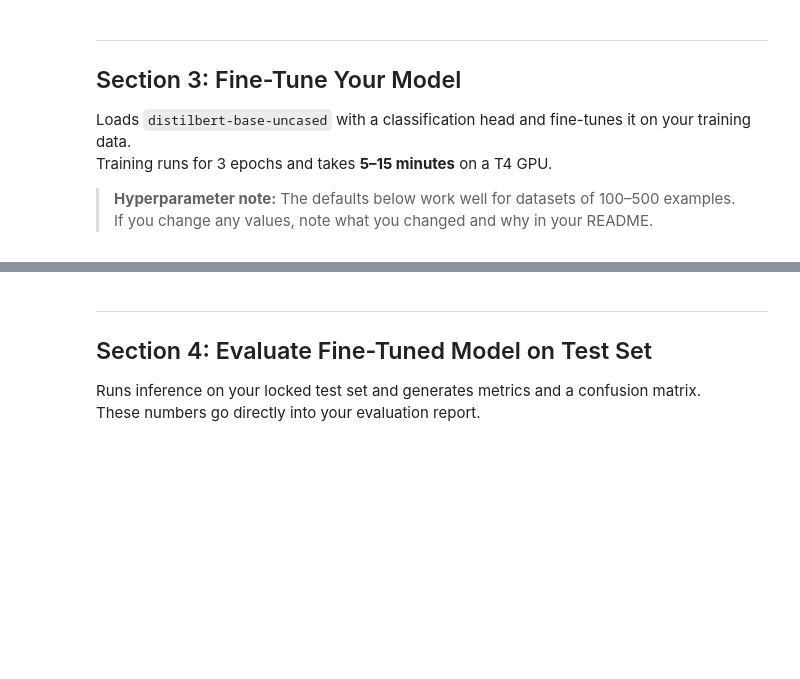
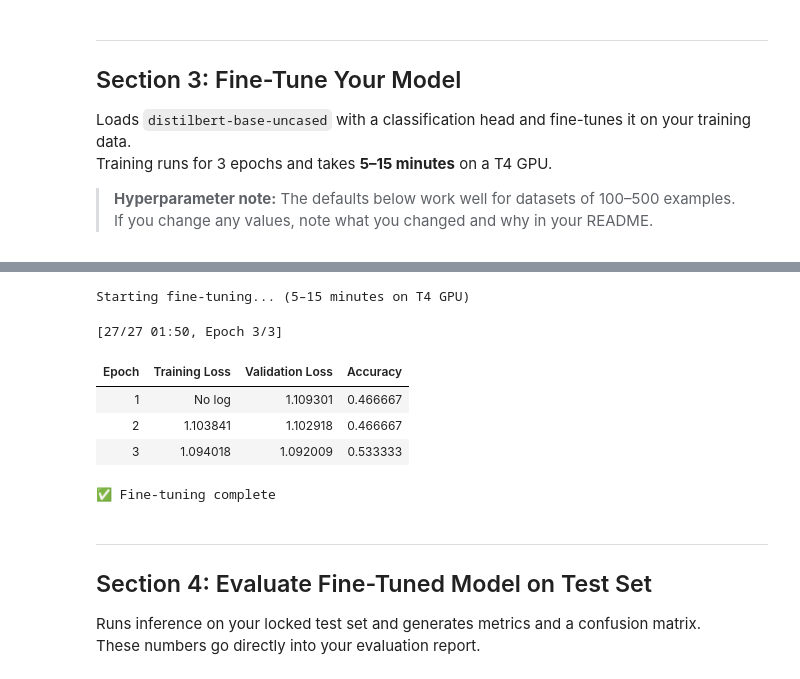
Before and after one commit to Alexandramejia/ai110-professor-review-classifier, a Jupyter notebook: ai201_project3_takemeter_starter_clean.ipynb, the cells around one changed output, grey strips where cells are left out. Cells and saved outputs as stored; diff of their text form; code cells hidden in the pictures; blank space fills up the shorter version.

Commit message:
add class weights to fine-tuning to address class imbalance

```diff
--- a/ai201_project3_takemeter_starter_clean.ipynb
+++ b/ai201_project3_takemeter_starter_clean.ipynb
@@ -80,10 +80,9 @@ Your CSV must have at least two columns: `text` (the post/comment) and `label` (
 # ────────────────────────────────────────────────────────────────────────
 
 LABEL_MAP = {
-    "analysis":  0,   # ← Replace with your first label
-    "hot_take":  1,   # ← Replace with your second label
-    "reaction":  2,   # ← Replace with your third label (remove if you have 2 labels)
-    # "fourth_label": 3,  # ← Uncomment if you have a fourth label
+    "helpful_review": 0,
+    "course_advice": 1,
+    "emotional_reaction": 2,
 }
 
 # ── END TODO ──────────────────────────────────────────────────────────────
@@ -104,8 +111,7 @@ print(f"Uploaded: {CSV_PATH}")
 df = pd.read_csv(CSV_PATH)
 
 # ── TODO (if needed) ──────────────────────────────────────────────────────
-# If your CSV uses different column names, rename them here.
-# Example: df = df.rename(columns={"post": "text", "category": "label"})
+df.columns = df.columns.str.strip()
 # ── END TODO ──────────────────────────────────────────────────────────────
 
 print(f"Columns: {df.columns.tolist()}")
@@ -211,34 +271,54 @@ def compute_metrics(eval_pred):
 #                     Reduce to 8 if you get out-of-memory errors.
 # ─────────────────────────────────────────────────────────────────────────
 training_args = TrainingArguments(
     output_dir="./takemeter-model",
     num_train_epochs=3,
     per_device_train_batch_size=16,
     per_device_eval_batch_size=32,
     learning_rate=2e-5,
     weight_decay=0.01,
     warmup_steps=50,
     eval_strategy="epoch",
     save_strategy="epoch",
     save_total_limit=1,
     load_best_model_at_end=True,
     metric_for_best_model="accuracy",
     logging_steps=10,
     report_to="none",
 )
 
-trainer = Trainer(
+from torch.nn import CrossEntropyLoss
+
+class WeightedTrainer(Trainer):
+    def compute_loss(self, model, inputs, return_outputs=False, **kwargs):
+        labels = inputs.get("labels")
+        outputs = model(**inputs)
+        logits = outputs.get("logits")
+        weights = torch.tensor([1.0, 1.8, 1.9]).to(logits.device)
+        loss_fct = CrossEntropyLoss(weight=weights)
+        loss = loss_fct(logits, labels)
+        return (loss, outputs) if return_outputs else loss
+
+trainer = WeightedTrainer(
     model=model,
     args=training_args,
     train_dataset=train_dataset,
     eval_dataset=val_dataset,
     data_collator=data_collator,
     compute_metrics=compute_metrics,
 )
 
 print("Starting fine-tuning... (5–15 minutes on T4 GPU)")
 trainer.train()
 print("\n✅ Fine-tuning complete")
+# %% [output]
+Starting fine-tuning... (5–15 minutes on T4 GPU)
+[27/27 01:50, Epoch 3/3]
+| Epoch | Training Loss | Validation Loss | Accuracy |
+| 1 | No log | 1.109301 | 0.466667 |
+| 2 | 1.103841 | 1.102918 | 0.466667 |
+| 3 | 1.094018 | 1.092009 | 0.533333 |
+✅ Fine-tuning complete
 # %% [markdown]
 ---
 ## Section 4: Evaluate Fine-Tuned Model on Test Set
```
Also changed, not shown: parts of 15 cells of this notebook.
